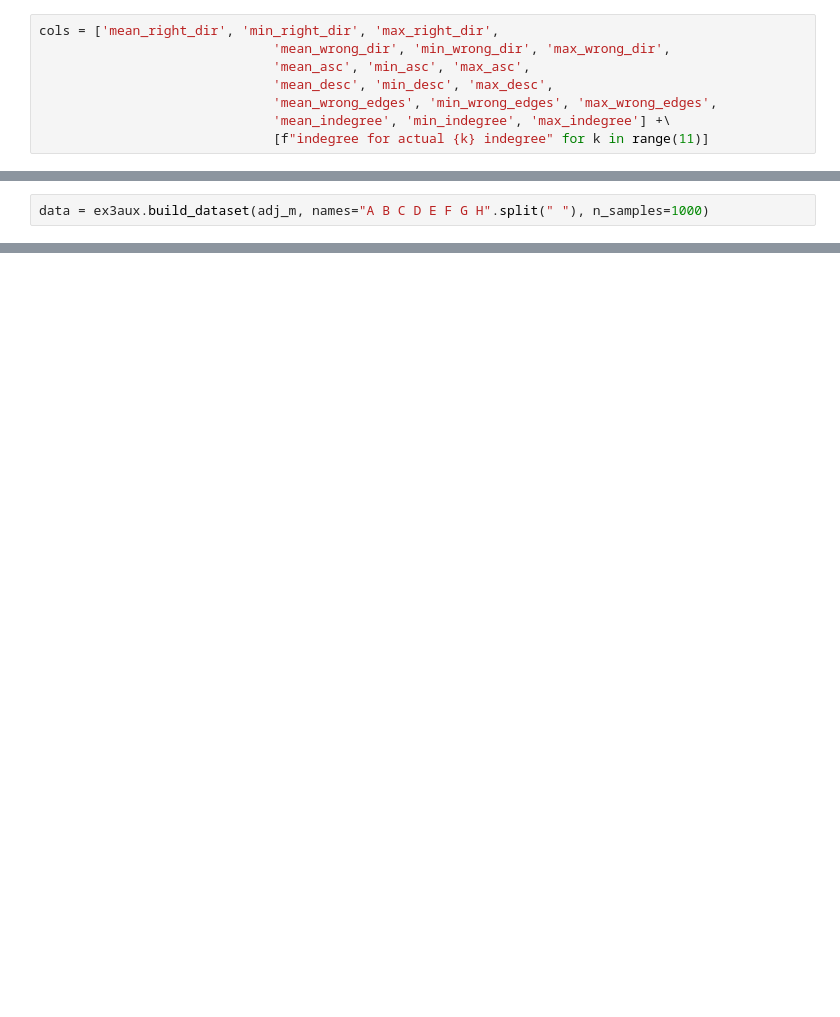
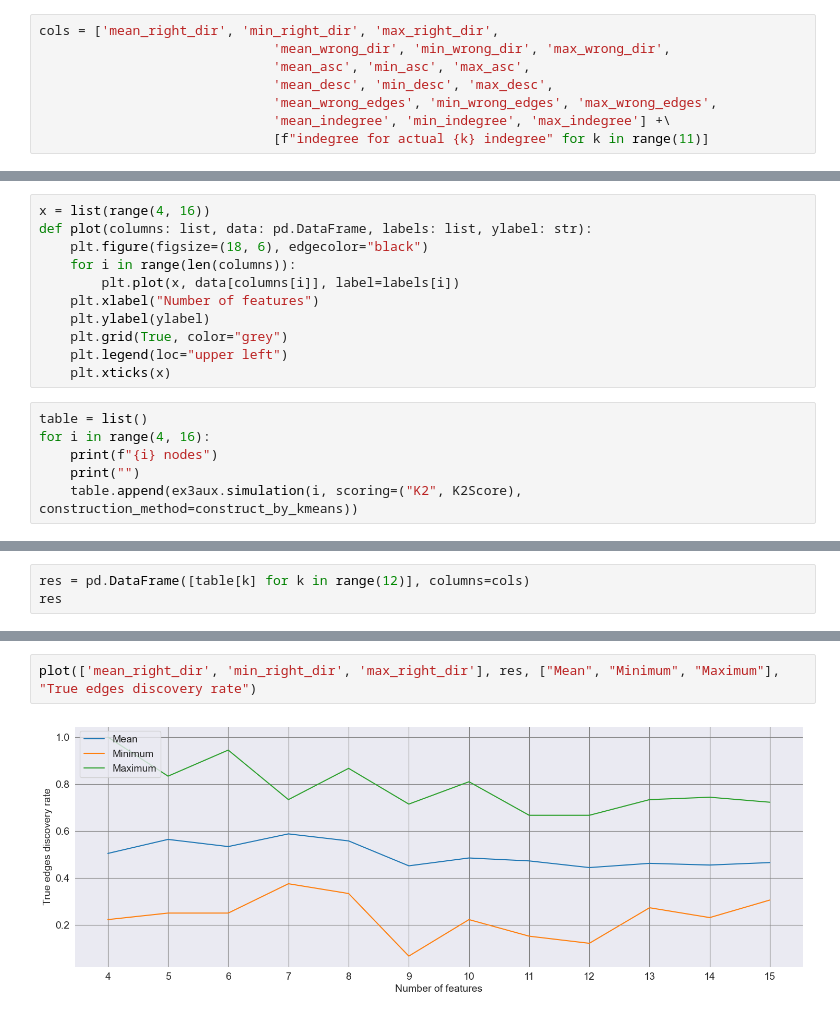
Before and after one commit to dmitry-grigorev/BAMT, a Jupyter notebook: experiments3/Experiments_synth_3.ipynb, the cells around one changed output, grey strips where cells are left out. Drawn from its saved outputs; the diff is of its cells as text; blank space fills up the shorter version.

Commit message:
Experiments were expanded, added some stats on in-degree, graphs were added

```diff
--- a/experiments3/Experiments_synth_3.ipynb
+++ b/experiments3/Experiments_synth_3.ipynb
@@ -136,2 +23,0 @@ nx.draw_networkx(bn_graph.reverse(), arrows=True, pos=position)
-# %%
-data = ex3aux.build_dataset(adj_m, names="A B C D E F G H".split(" "), n_samples=1000)
@@ -159,0 +24,17 @@ sum([e[1] for e in list(bn_nx.out_degree())])/24
+# %%
+x = list(range(4, 16))
+def plot(columns: list, data: pd.DataFrame, labels: list, ylabel: str):
+    plt.figure(figsize=(18, 6), edgecolor="black")
+    for i in range(len(columns)):
+        plt.plot(x, data[columns[i]], label=labels[i])
+    plt.xlabel("Number of features")
+    plt.ylabel(ylabel)
+    plt.grid(True, color="grey")
+    plt.legend(loc="upper left")
+    plt.xticks(x)
+# %%
+table = list()
+for i in range(4, 16):
+    print(f"{i} nodes")
+    print("")
+    table.append(ex3aux.simulation(i, scoring=("K2", K2Score), construction_method=construct_by_kmeans))
@@ -159,0 +46,3 @@ sum([e[1] for e in list(bn_nx.out_degree())])/24
+# %%
+res = pd.DataFrame([table[k] for k in range(12)], columns=cols)
+res
@@ -159,0 +64,4 @@ sum([e[1] for e in list(bn_nx.out_degree())])/24
+# %%
+plot(['mean_right_dir', 'min_right_dir', 'max_right_dir'], res, ["Mean", "Minimum", "Maximum"], "True edges discovery rate")
+# %% [output]
+[figure, added]
```
Also changed, not shown: parts of 56 cells of this notebook, 17 other files.
